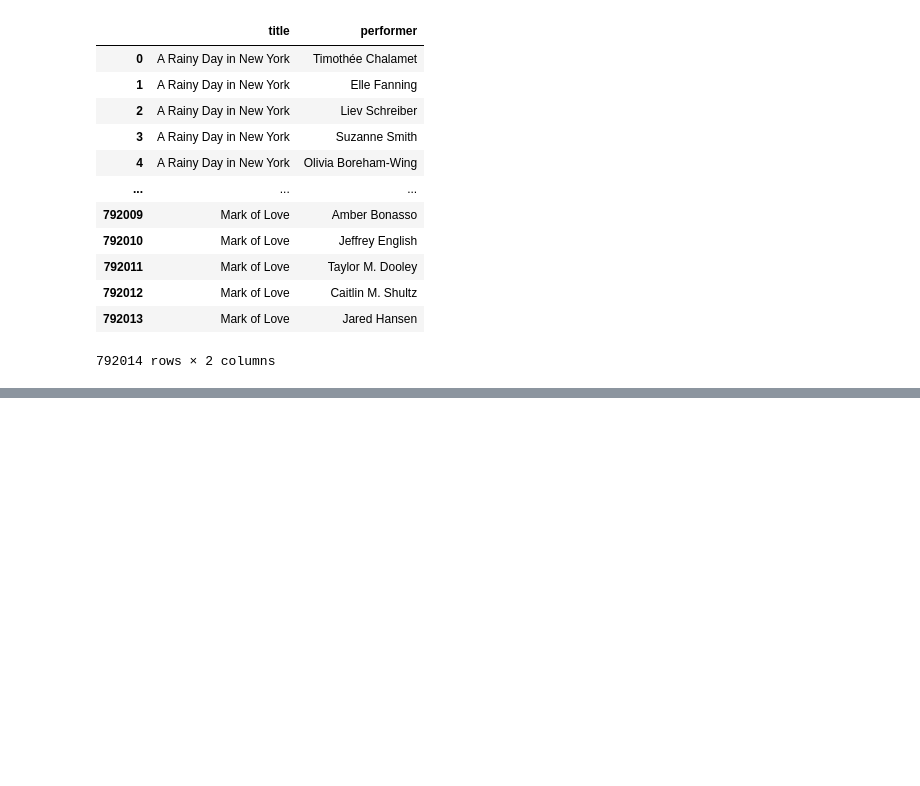
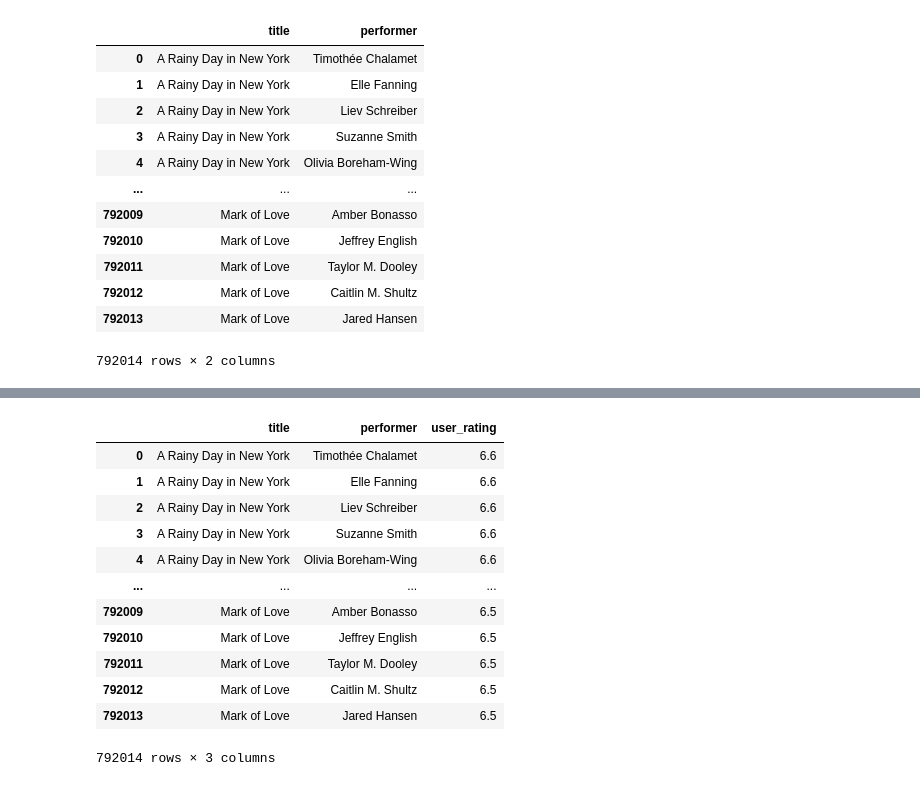
Before and after one commit to NKS8/Rutgers_DS_Project_2, a Jupyter notebook: actor_list/actor_performance.ipynb, the cells around one changed output, grey strips where cells are left out. Saved outputs shown, nothing was run; the diff lists cells and outputs as text; code cells hidden in the pictures; blank space fills up the shorter version.

Commit message:
updates but user rating is not effective

```diff
--- a/actor_list/actor_performance.ipynb
+++ b/actor_list/actor_performance.ipynb
@@ -217 +217,33 @@ pd.read_csv('appearances.csv')
 309659 rows × 2 columns
+# %%
+j_user = j_df['users_rating'].tolist()
+# %%
+copied_users = []
+# %%
+count = 0
+for a in j_actors:
+    for n in range(0, len(a)):
+        copied_users.append(j_user[count])
+    count+=1
+# %%
+users_df = pd.DataFrame(
+    {'title': copied_movie_list,
+     'performer': unwrapped,
+     'user_rating': copied_users
+    })
+# %%
+users_df
+# %% [output]
+|  | title | performer | user_rating |
+| 0 | A Rainy Day in New York | Timothée Chalamet | 6.6 |
+| 1 | A Rainy Day in New York | Elle Fanning | 6.6 |
+| 2 | A Rainy Day in New York | Liev Schreiber | 6.6 |
+| 3 | A Rainy Day in New York | Suzanne Smith | 6.6 |
+| 4 | A Rainy Day in New York | Olivia Boreham-Wing | 6.6 |
+| ... | ... | ... | ... |
+| 792009 | Mark of Love | Amber Bonasso | 6.5 |
+| 792010 | Mark of Love | Jeffrey English | 6.5 |
+| 792011 | Mark of Love | Taylor M. Dooley | 6.5 |
+| 792012 | Mark of Love | Caitlin M. Shultz | 6.5 |
+| 792013 | Mark of Love | Jared Hansen | 6.5 |
+792014 rows × 3 columns
```
Also changed, not shown: parts of 6 cells of this notebook, 1 other file.
